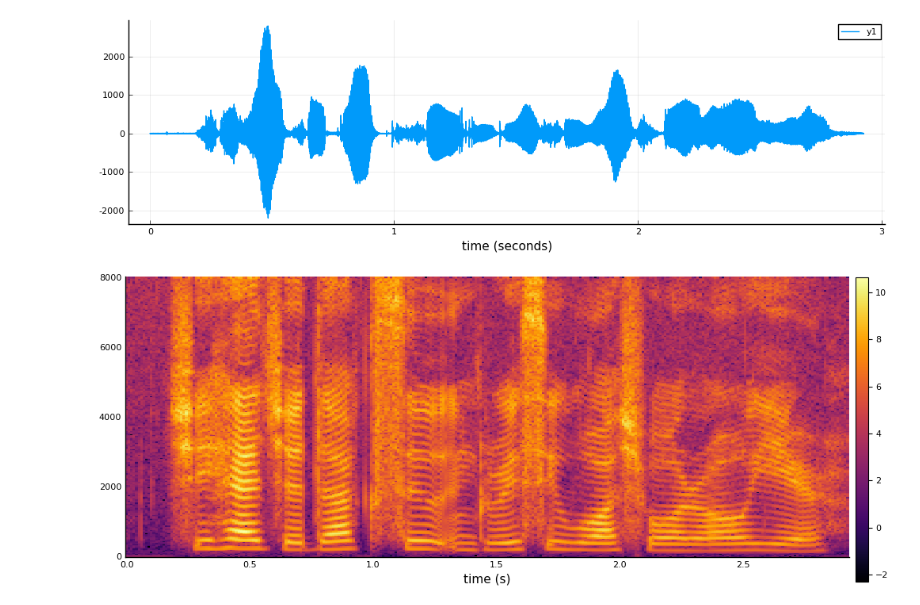
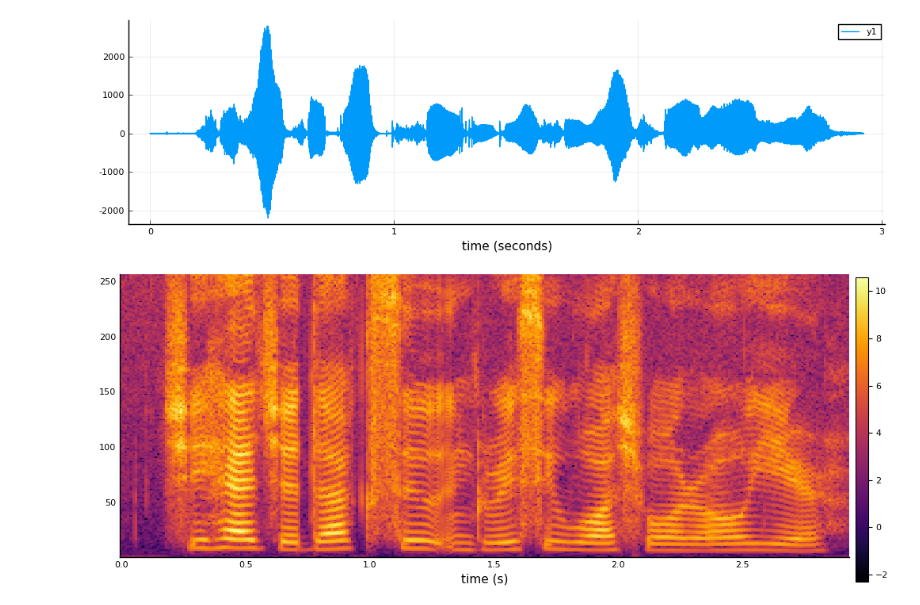
Before and after one commit to lucasondel/SpeechFeatures.jl, a Jupyter notebook: example/MFCC.ipynb, the cells around one changed output. Drawn from its saved outputs; the diff is of its cells as text; code cells hidden in the pictures.

```diff
--- a/example/MFCC.ipynb
+++ b/example/MFCC.ipynb
@@ -43,28 +45,29 @@ sampling freq: 16000.0 Hz
 duration: 2.92 s
 [figure]
 # %%
-kaldiconf = Dict(
-    :fftlen => fftlen_auto,
+conf = Dict(
+    # STFT config
+    :fftlen => 512,
     :srate => 16000,
     :frameduration => 0.025,
     :framestep => 0.01,
     :removedc => true,
     :preemphasis => 0.97,
     :dithering => 1.,
     :windowfn => hann,
-    :windowpower => 0.85,
+    :windowpower => 1.0,
 )
 
-S = stft(x; kaldiconf...)
-magspectrogram = abs.(S)
+fea = LogMagnitudeSpectrum(x; conf...)
+
 heatmap(
     Vector(range(0, length(x) / srate, length=size(S, 2))),
-    range(0, Int(srate / 2), length=size(S, 1)),
-    log.(magspectrogram .+ nextfloat(0.)),
+    1:size(fea, 1),
+    fea,
     size = (1000, 400),
     xlabel = "time (s)",
     clim = (log(0.1), Inf)
 )
 # %% [output]
-[figure, old version]
+[figure, new version]
 # %%
```
Also changed, not shown: parts of 2 cells of this notebook, 3 other files.
